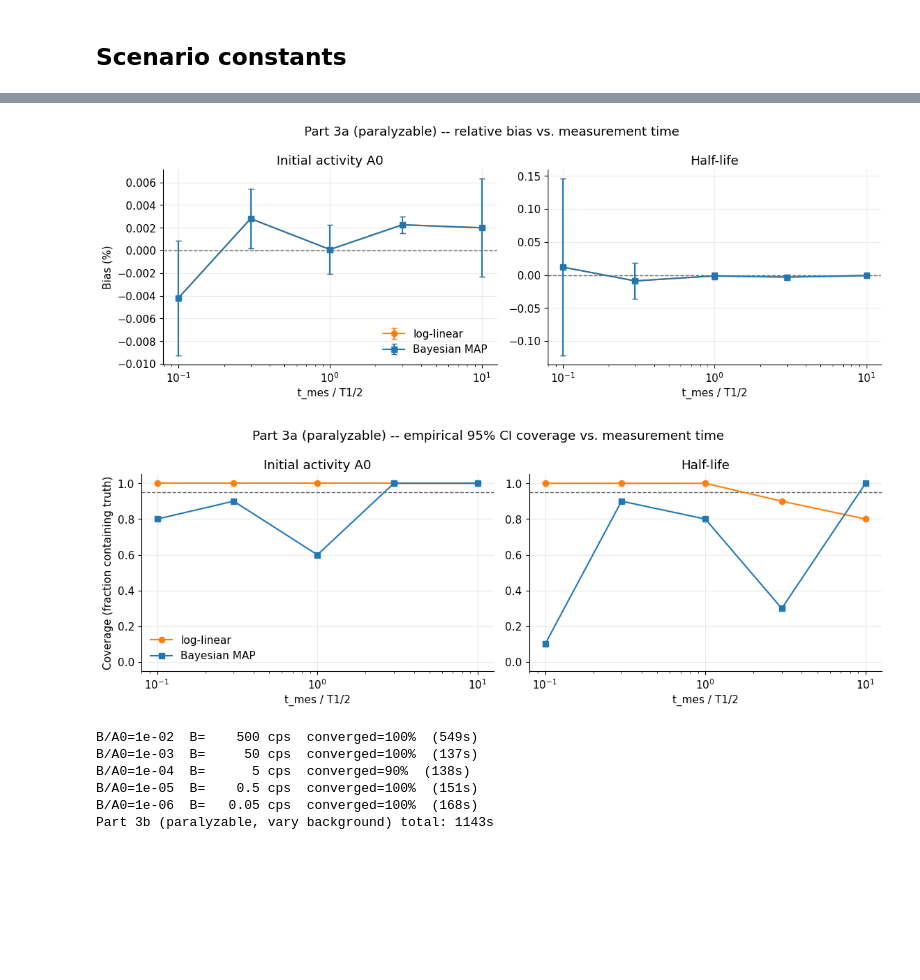
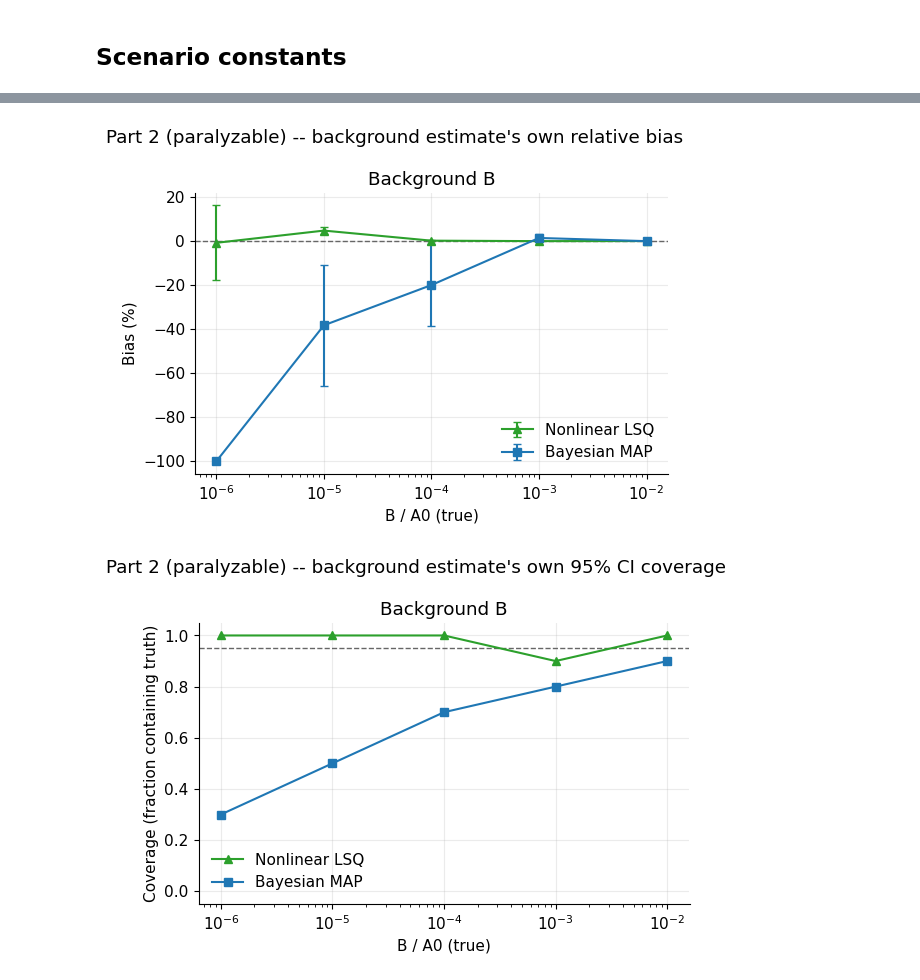
Before and after one commit to RomainCoulon/bayesdecay, a Jupyter notebook: notebooks/pb212_map_vs_loglinear.ipynb, the cells around one changed output, grey strips where cells are left out. Cells and saved outputs as stored; diff of their text form; code cells hidden in the pictures; blank space fills up the shorter version.

```diff
--- a/notebooks/pb212_map_vs_loglinear.ipynb
+++ b/notebooks/pb212_map_vs_loglinear.ipynb
@@ -53,6 +57,7 @@ plt.rcParams.update({
     "font.size": 11,
 })
 COLOR_LL = "tab:orange"
+COLOR_NL = "tab:green"
 COLOR_MAP = "tab:blue"
 Z95 = 1.959963984540054  # norm.ppf(0.975)
 # %% [markdown]
@@ -340,23 +392,20 @@ while MAP -- which estimates B jointly with A0 and the half-life -- should not.
 # %%
-T_MES_LONG = 10.0 * T12_TRUE
-B_RATIOS = [1e-2, 1e-3, 1e-4, 1e-5, 1e-6]
-N_REP_2 = 10
-
-end_signal_rate = A0_TRUE * np.exp(-np.log(2) * 10.0)
-print(f"t_mes = {T_MES_LONG:.0f} s ({T_MES_LONG / T12_TRUE:.0f} x T1/2); "
-      f"true signal rate at t_mes: {end_signal_rate:.2f} cps")
-for r in B_RATIOS:
-    print(f"  B/A0={r:.0e}  ->  B={r * A0_TRUE:.3g} cps")
+FIT_CONFIG_PARA = bd.FitConfig(
+    dead_time_model="paralyzable", n_vis=41, n_is_samples=5000, n_checkpoints=3,
+    priors=PRIORS_WIDE_B,
+)
 
 part2_raw = {}
 t0_all = time.time()
 for ratio in B_RATIOS:
     B_true = ratio * A0_TRUE
     t0 = time.time()
-    df = run_mc(T12_TRUE, B_true, T_MES_LONG, N_REP_2, FIT_CONFIG, seed0=2000 + int(-np.log10(ratio) * 100))
+    df = run_mc(
+        T12_TRUE, B_true, T_MES_LONG, N_REP, FIT_CONFIG_PARA, "paralyzable",
+        seed0=2000 + int(-np.log10(ratio) * 100),
+    )
     dt = time.time() - t0
     part2_raw[ratio] = df
-    print(f"B/A0={ratio:.0e}  B={B_true:>7.3g} cps  "
-          f"converged={df['converged'].mean() * 100:.0f}%  ({dt:.0f}s)")
+    print(f"B/A0={ratio:.0e}  B={B_true:>7.3g} cps  converged={df['converged'].mean() * 100:.0f}%  ({dt:.0f}s)")
 print(f"Part 2 total: {time.time() - t0_all:.0f}s")
 # %% [output]
@@ -532,43 +463,19 @@ part3a_summary.round(4)
 # %%
 fig = plot_metric(
-    part3a_summary, "t_mes_ratio",
-    [("A0", "Initial activity A0"), ("t12", "Half-life")],
-    "bias_pct", "Part 3a (paralyzable) -- relative bias vs. measurement time", "t_mes / T1/2", "Bias (%)",
-    ref_line=0.0,
+    part2_summary, "b_ratio", [("B", "Background B")],
+    "bias_pct", "Part 2 (paralyzable) -- background estimate's own relative bias",
+    "B / A0 (true)", "Bias (%)", ref_line=0.0,
 )
 plt.show()
 # %% [output]
-[figure, old version]
+[figure, new version]
 # %%
 fig = plot_metric(
-    part3a_summary, "t_mes_ratio",
-    [("A0", "Initial activity A0"), ("t12", "Half-life")],
-    "coverage", "Part 3a (paralyzable) -- empirical 95% CI coverage vs. measurement time", "t_mes / T1/2",
+    part2_summary, "b_ratio", [("B", "Background B")],
+    "coverage", "Part 2 (paralyzable) -- background estimate's own 95% CI coverage", "B / A0 (true)",
     "Coverage (fraction containing truth)", ref_line=0.95,
 )
-for ax in fig.axes:
-    ax.set_ylim(-0.05, 1.05)
+fig.axes[0].set_ylim(-0.05, 1.05)
 plt.show()
 # %% [output]
-[figure, old version]
+[figure, new version]
-# %%
-part3b_raw = {}
-t0_all = time.time()
-for ratio in B_RATIOS:
-    B_true = ratio * A0_TRUE
-    t0 = time.time()
-    df = run_mc(
-        T12_TRUE, B_true, T_MES_LONG, N_REP_3, FIT_CONFIG_PARA, seed0=4000 + int(-np.log10(ratio) * 100),
-        dead_time_model="paralyzable",
-    )
-    dt = time.time() - t0
-    part3b_raw[ratio] = df
-    print(f"B/A0={ratio:.0e}  B={B_true:>7.3g} cps  converged={df['converged'].mean() * 100:.0f}%  ({dt:.0f}s)")
-print(f"Part 3b (paralyzable, vary background) total: {time.time() - t0_all:.0f}s")
-# %% [output]
-B/A0=1e-02  B=    500 cps  converged=100%  (549s)
-B/A0=1e-03  B=     50 cps  converged=100%  (137s)
-B/A0=1e-04  B=      5 cps  converged=90%  (138s)
-B/A0=1e-05  B=    0.5 cps  converged=100%  (151s)
-B/A0=1e-06  B=   0.05 cps  converged=100%  (168s)
-Part 3b (paralyzable, vary background) total: 1143s
```
Also changed, not shown: parts of 38 cells of this notebook.
